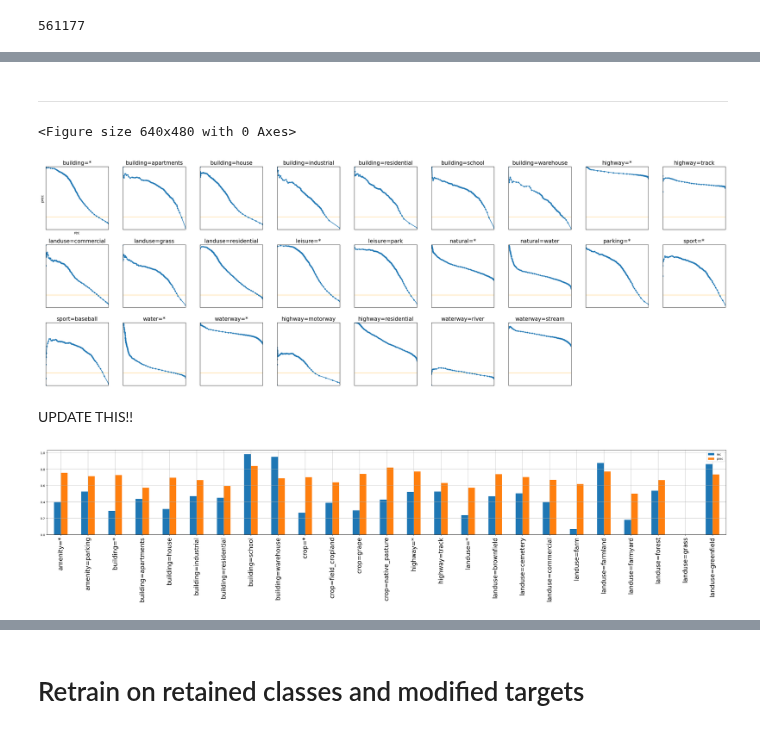
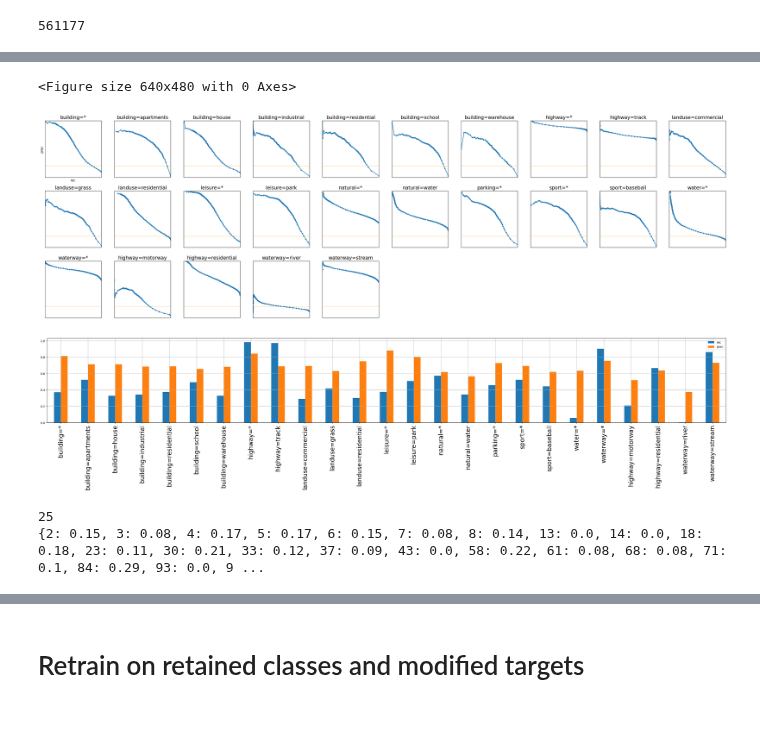
Before and after one commit to Clay-foundation/earth-text, a Jupyter notebook: notebooks/models/04b - MLC w instance relabeling.ipynb, the cells around one changed output, grey strips where cells are left out. Cells and saved outputs as stored; diff of their text form; code cells hidden in the pictures.

```diff
--- a/notebooks/models/04b - MLC w instance relabeling.ipynb
+++ b/notebooks/models/04b - MLC w instance relabeling.ipynb
@@ -294,7 +273,7 @@ Cut-off probabilities
 # %%
 prob_cutoff = {}
 for c in classes_retain:
-    is_high_prec = (R[:, c, 1] >= .7)
+    is_high_prec = (R[:, c, 1] >= .3)
     if is_high_prec.sum() > 0:
         i_nz = is_high_prec.nonzero()[0][0]
         prob_cutoff[c] = i_nz / 100
@@ -435,6 +402,7 @@ plt.grid(); plt.xlabel("steps"); plt.ylabel("loss");
 # %%
 targets = []
 predictions = []
+embeddings = []
 dltrain = dl.train_dataloader()
 # dltrain = dl.test_dataloader()
 for batch in pbar(dltrain):
@@ -443,14 +411,18 @@ for batch in pbar(dltrain):
 
     o = m(x)
 
+    for xi in x.detach().numpy():
+        embeddings.append(xi)
+
     for ti in t.detach().numpy():
         targets.append(ti)
 
     for oi in o.detach().numpy():
         predictions.append(oi)
 
+embeddings = np.r_[embeddings]
 targets = np.r_[targets]
 predictions = np.r_[predictions]
-targets.shape, predictions.shape
+embeddings.shape, targets.shape, predictions.shape
 # %% [output]
 100% (3663 of 3663) |####################| Elapsed Time: 0:00:14 Time:  0:00:140001
@@ -486,6 +452,6 @@ plt.xlabel("recall"); plt.ylabel("precision"); plt.xlim(0,1); plt.ylim(0,1);
 # %%
 R = []
-for thres in np.linspace(0, .99, 100):
+for thres in pbar(np.linspace(0, .99, 100)):
     r = [metr(targets[:,c], predictions[:,c] >= thres) for c in range(targets.shape[-1])]
     r = pd.DataFrame(r)
     R.append(r)
@@ -497,31 +464,40 @@ R.shape
-# %% [markdown]
----
-# %%
-from earthtext.osm import multilabel
-name_dict = multilabel.kvmerged.inverse_codes
 # %%
 fig = plt.figure();
-for ax, c in subplots(len(classes_retain), n_cols=9, usizex=3, usizey=3):
+for ax, c in subplots(len(classes_retain), n_cols=10, usizex=3, usizey=3):
     ax.plot([0,1], [.2,.2], lw=.5, c='orange');
     ax.set_title(name_dict[classes_retain[c]], fontsize=15);
     ax.set_xlim(0, 1); ax.set_ylim(0, 1);
-    # if c != 0:
     ax.set_yticks([]); ax.set_xticks([]);
     ax.set_aspect('equal')
     if c == 0:
         ax.set_xlabel('rec', fontsize=10); ax.set_ylabel('prec', fontsize=10);
     ax.plot(*R[:, c, :].T, marker='o', ls='-', markersize=3);
     # for i, thres in enumerate(np.linspace(0.1, 1, 10)):
     #     if None not in R[i, c, :] and np.isfinite(list(R[i, c, :])).all():
     #         ax.text(*R[i, c, :], f"{thres:.1f}", fontsize=10)
 plt.tight_layout();
 # %% [output]
 <Figure size 640x480 with 0 Axes>
-[figure, old version]
+[figure, new version]
-# %% [markdown]
-UPDATE THIS!!
 # %%
 ax = pd.DataFrame(R[50], columns=['rec', 'prec']).plot(kind='bar', figsize=(40,5), grid=True);
-ax.set_xticklabels(labels=(name_dict[i] for i in range(len(classes_retain))), rotation=90, fontsize=20);
+ax.set_xticklabels(labels=(name_dict[classes_retain[i]] for i in range(len(classes_retain))), rotation=90, fontsize=20);
 # %% [output]
-[figure, old version]
+[figure, new version]
+# %%
+prob_cutoff = {}
+for i, c in enumerate(classes_retain):
+    is_high_prec = (R[:, i, 1] >= .4)
+    if is_high_prec.sum() > 0:
+        i_nz = is_high_prec.nonzero()[0][0]
+        prob_cutoff[c] = i_nz / 100
+print(len(prob_cutoff))
+print(prob_cutoff)
+
+targets2 = targets.copy()
+for i, c in enumerate(prob_cutoff):
+    i_alter = (predictions[:, i] < prob_cutoff[c])
+    targets2[i_alter, i] = 0
+# %% [output]
+25
+{2: 0.15, 3: 0.08, 4: 0.17, 5: 0.17, 6: 0.15, 7: 0.08, 8: 0.14, 13: 0.0, 14: 0.0, 18: 0.18, 23: 0.11, 30: 0.21, 33: 0.12, 37: 0.09, 43: 0.0, 58: 0.22, 61: 0.08, 68: 0.08, 71: 0.1, 84: 0.29, 93: 0.0, 9 ...
```
Also changed, not shown: parts of 56 cells of this notebook.
